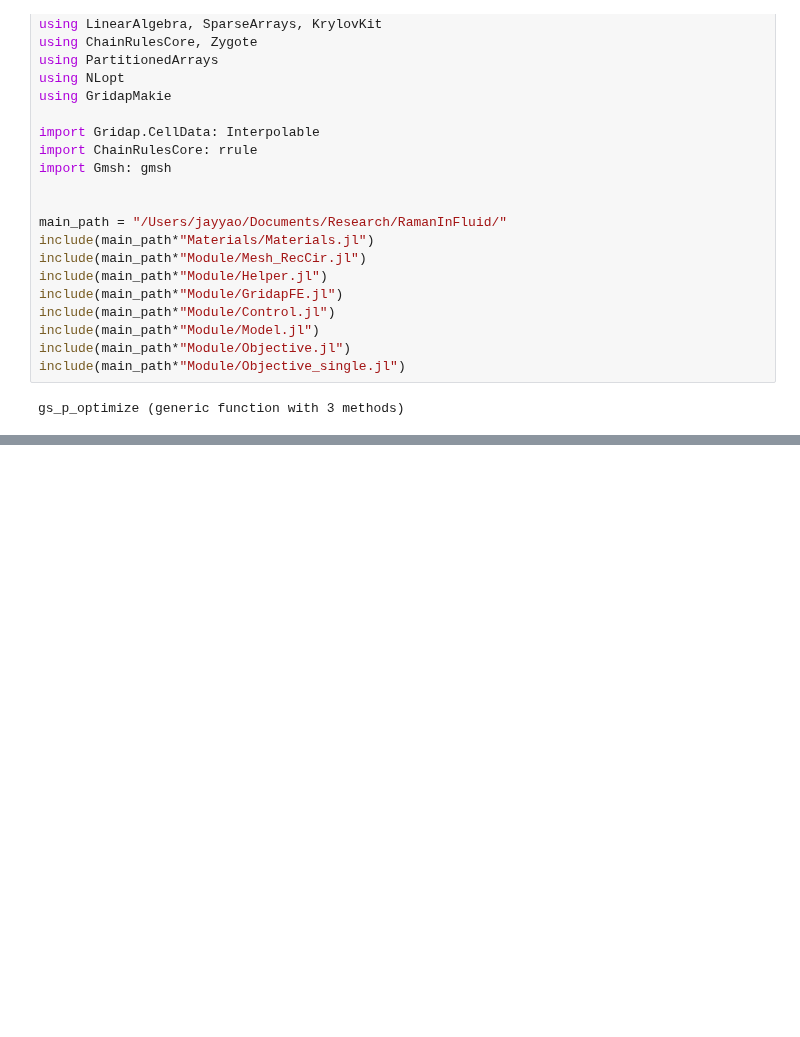
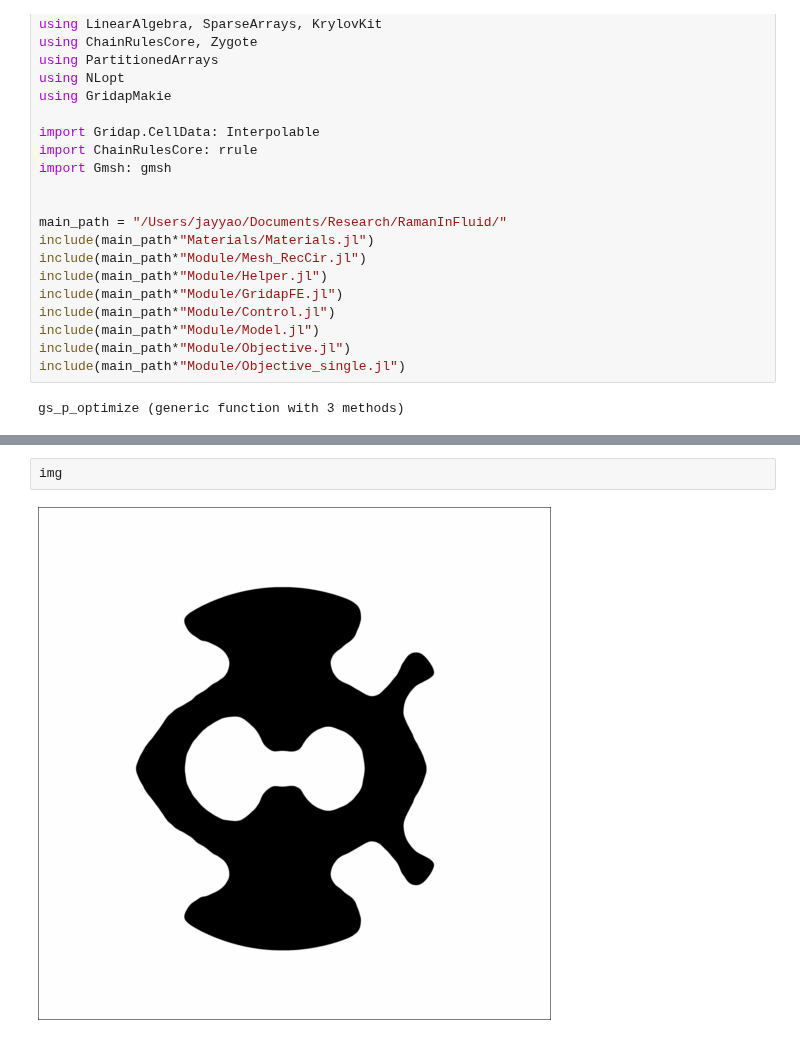
Before and after one commit to WenjieYao/RamanInFluid, a Jupyter notebook: Main_validate_single.ipynb, the cells around one changed output, grey strips where cells are left out. Cells and saved outputs as stored; diff of their text form; blank space fills up the shorter version.

```diff
--- a/Main_validate_single.ipynb
+++ b/Main_validate_single.ipynb
@@ -269,0 +289,4 @@ g1-g0, grad'*δp
+# %%
+img
+# %% [output]
+[figure, added]
```
Also changed, not shown: parts of 9 cells of this notebook, 26 other files.
